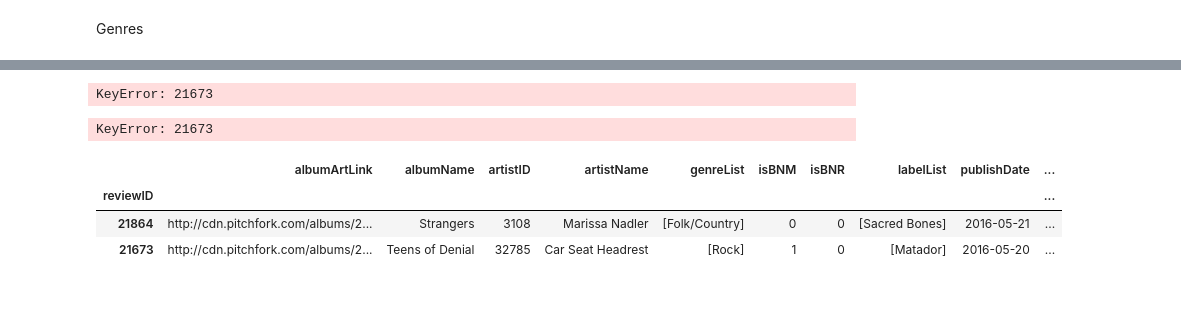
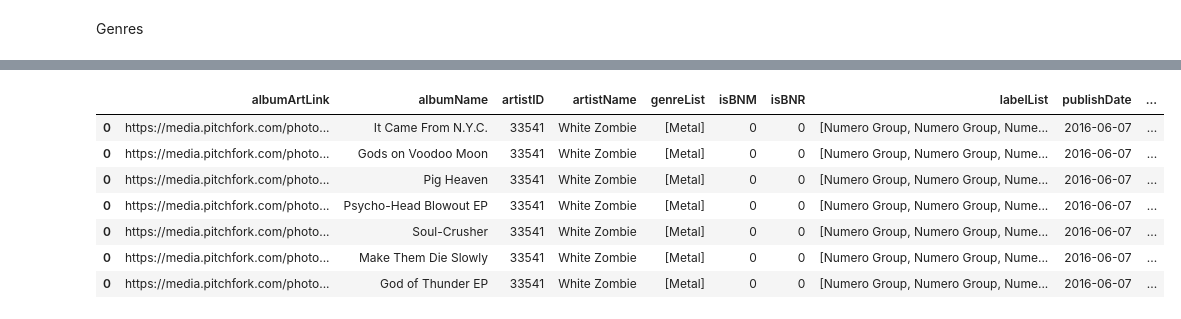
Before and after one commit to rgreasons/pytch, a Jupyter notebook: Pitchparse.ipynb, the cells around one changed output, grey strips where cells are left out. Drawn from its saved outputs; the diff is of its cells as text; code cells hidden in the pictures.

```diff
--- a/Pitchparse.ipynb
+++ b/Pitchparse.ipynb
@@ -261,2 +305,0 @@ multiDict.append(reviewDict)
-# %%
-reviewDataFrame = pd.DataFrame([reviewDict])
@@ -280,3 +305,0 @@ print(reviewDataFrame)
-# %%
-print(reviewDict)
-reviewDataFrame.append([reviewDict])
@@ -293,2 +305,0 @@ reviewDataFrame.append([reviewDict])
-# %%
-indexFrame = reviewDataFrame.set_index('reviewID')
@@ -302,15 +326,16 @@ indexFrame.append([reviewDict])
+# %%
+#reviewDataFrame = reviewDataFrame.append([review])
+#reviewDataFrame = reviewDataFrame.append(reviewList[1], ignore_index=True)
+for i in reviewList:
+    reviewDataFrame = reviewDataFrame.append([i])
 # %%
-reviewDataFrame.set_index(reviewID)
+reviewDataFrame
 # %% [output]
-KeyError: 21673
+|  | albumArtLink | albumName | artistID | artistName | genreList | isBNM | isBNR | labelList | publishDate | ... |
+| 0 | https://media.pitchfork.com/photo... | It Came From N.Y.C. | 33541 | White Zombie | [Metal] | 0 | 0 | [Numero Group, Numero Group, Nume... | 2016-06-07 | ... |
+| 0 | https://media.pitchfork.com/photo... | Gods on Voodoo Moon | 33541 | White Zombie | [Metal] | 0 | 0 | [Numero Group, Numero Group, Nume... | 2016-06-07 | ... |
+| 0 | https://media.pitchfork.com/photo... | Pig Heaven | 33541 | White Zombie | [Metal] | 0 | 0 | [Numero Group, Numero Group, Nume... | 2016-06-07 | ... |
+| 0 | https://media.pitchfork.com/photo... | Psycho-Head Blowout EP | 33541 | White Zombie | [Metal] | 0 | 0 | [Numero Group, Numero Group, Nume... | 2016-06-07 | ... |
+| 0 | https://media.pitchfork.com/photo... | Soul-Crusher | 33541 | White Zombie | [Metal] | 0 | 0 | [Numero Group, Numero Group, Nume... | 2016-06-07 | ... |
+| 0 | https://media.pitchfork.com/photo... | Make Them Die Slowly | 33541 | White Zombie | [Metal] | 0 | 0 | [Numero Group, Numero Group, Nume... | 2016-06-07 | ... |
+| 0 | https://media.pitchfork.com/photo... | God of Thunder EP | 33541 | White Zombie | [Metal] | 0 | 0 | [Numero Group, Numero Group, Nume... | 2016-06-07 | ... |
-# %%
-indexFrame = indexFrame.set_index(reviewID)
-# %% [output]
-KeyError: 21673
-# %%
-indexyFrame
-# %% [output]
-|  | albumArtLink | albumName | artistID | artistName | genreList | isBNM | isBNR | labelList | publishDate | ... |
-| reviewID |  |  |  |  |  |  |  |  |  | ... |
-| 21864 | http://cdn.pitchfork.com/albums/2... | Strangers | 3108 | Marissa Nadler | [Folk/Country] | 0 | 0 | [Sacred Bones] | 2016-05-21 | ... |
-| 21673 | http://cdn.pitchfork.com/albums/2... | Teens of Denial | 32785 | Car Seat Headrest | [Rock] | 1 | 0 | [Matador] | 2016-05-20 | ... |
```
Also changed, not shown: parts of 36 cells of this notebook, 4 other files.
